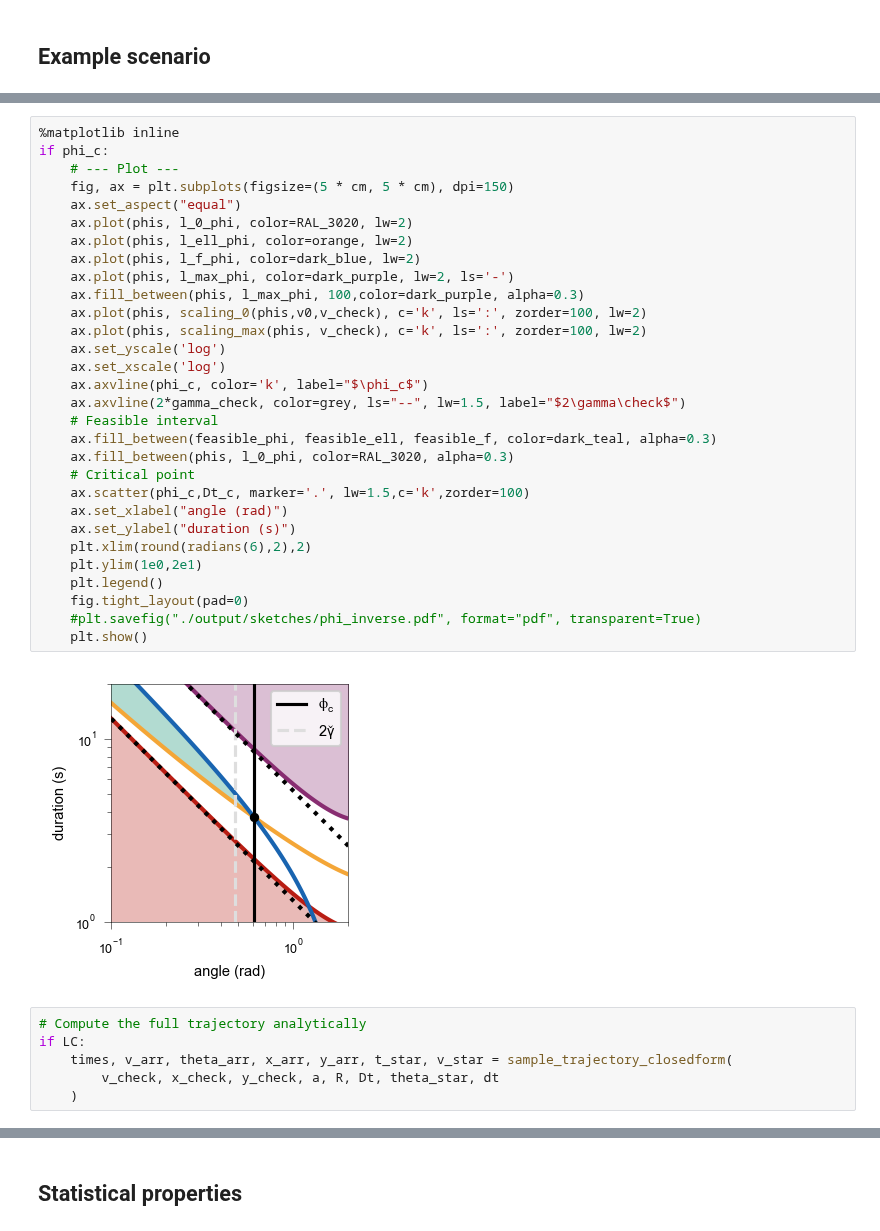
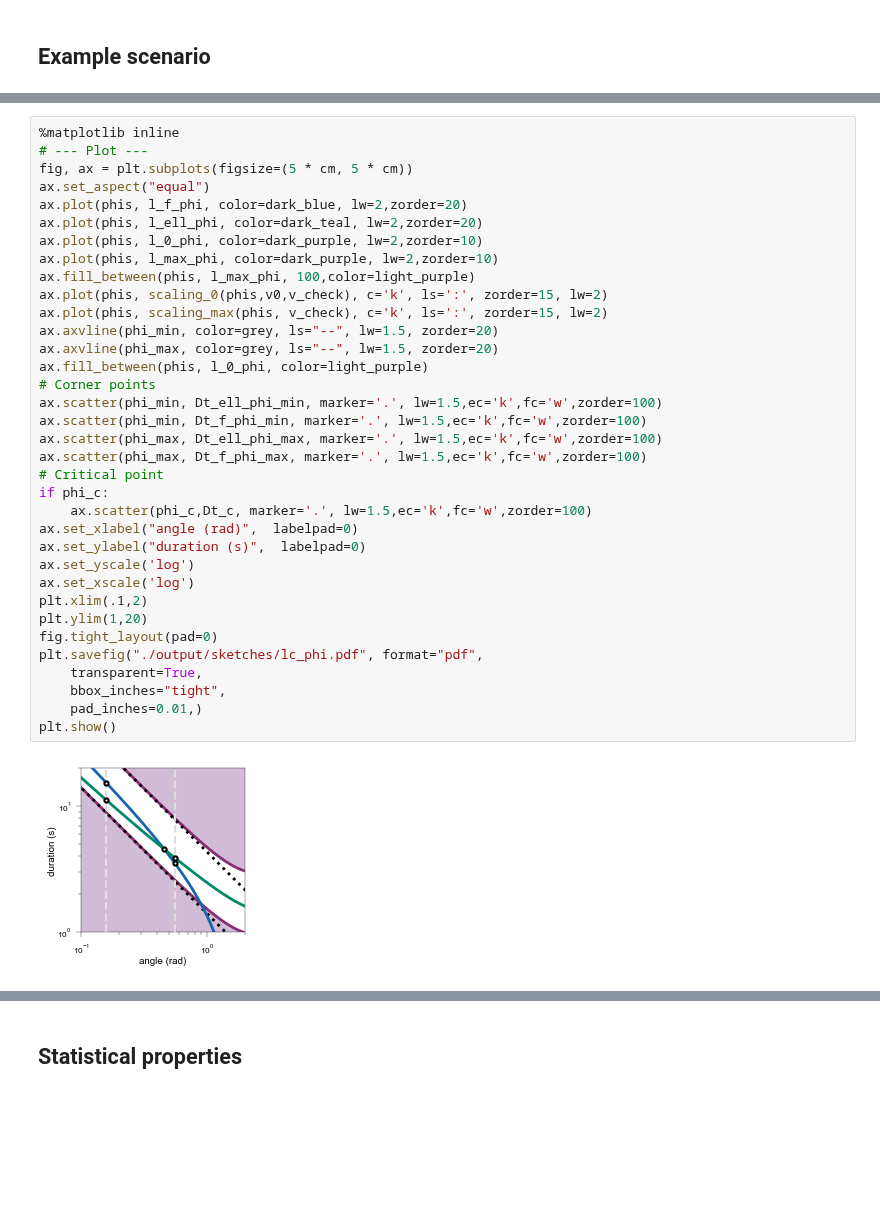
Before and after one commit to EPFL-ENAC/LUTS-pneuma-simulator, a Jupyter notebook: notebooks/discrete.ipynb, the cells around one changed output, grey strips where cells are left out. Cells and saved outputs as stored; diff of their text form; blank space fills up the shorter version.

```diff
--- a/notebooks/discrete.ipynb
+++ b/notebooks/discrete.ipynb
@@ -681,39 +915,38 @@ if phi_c:
-# %%
-%matplotlib inline
-if phi_c:
-    # --- Plot ---
-    fig, ax = plt.subplots(figsize=(5 * cm, 5 * cm), dpi=150)
-    ax.set_aspect("equal")
-    ax.plot(phis, l_0_phi, color=RAL_3020, lw=2)
-    ax.plot(phis, l_ell_phi, color=orange, lw=2)
-    ax.plot(phis, l_f_phi, color=dark_blue, lw=2)
-    ax.plot(phis, l_max_phi, color=dark_purple, lw=2, ls='-')
-    ax.fill_between(phis, l_max_phi, 100,color=dark_purple, alpha=0.3)
-    ax.plot(phis, scaling_0(phis,v0,v_check), c='k', ls=':', zorder=100, lw=2)
-    ax.plot(phis, scaling_max(phis, v_check), c='k', ls=':', zorder=100, lw=2)
-    ax.set_yscale('log')
-    ax.set_xscale('log')
-    ax.axvline(phi_c, color='k', label="$\phi_c$")
-    ax.axvline(2*gamma_check, color=grey, ls="--", lw=1.5, label="$2\gamma\check$")
-    # Feasible interval
-    ax.fill_between(feasible_phi, feasible_ell, feasible_f, color=dark_teal, alpha=0.3)
-    ax.fill_between(phis, l_0_phi, color=RAL_3020, alpha=0.3)
-    # Critical point
-    ax.scatter(phi_c,Dt_c, marker='.', lw=1.5,c='k',zorder=100)
-    ax.set_xlabel("angle (rad)")
-    ax.set_ylabel("duration (s)")
-    plt.xlim(round(radians(6),2),2)
-    plt.ylim(1e0,2e1)
-    plt.legend()
-    fig.tight_layout(pad=0)
-    #plt.savefig("./output/sketches/phi_inverse.pdf", format="pdf", transparent=True)
-    plt.show()
-# %% [output]
-[figure, removed]
-# %%
-# Compute the full trajectory analytically
-if LC:
-    times, v_arr, theta_arr, x_arr, y_arr, t_star, v_star = sample_trajectory_closedform(
-        v_check, x_check, y_check, a, R, Dt, theta_star, dt
-    )
+# %%
+%matplotlib inline
+# --- Plot ---
+fig, ax = plt.subplots(figsize=(5 * cm, 5 * cm))
+ax.set_aspect("equal")
+ax.plot(phis, l_f_phi, color=dark_blue, lw=2,zorder=20)
+ax.plot(phis, l_ell_phi, color=dark_teal, lw=2,zorder=20)
+ax.plot(phis, l_0_phi, color=dark_purple, lw=2,zorder=10)
+ax.plot(phis, l_max_phi, color=dark_purple, lw=2,zorder=10)
+ax.fill_between(phis, l_max_phi, 100,color=light_purple)
+ax.plot(phis, scaling_0(phis,v0,v_check), c='k', ls=':', zorder=15, lw=2)
+ax.plot(phis, scaling_max(phis, v_check), c='k', ls=':', zorder=15, lw=2)
+ax.axvline(phi_min, color=grey, ls="--", lw=1.5, zorder=20)
+ax.axvline(phi_max, color=grey, ls="--", lw=1.5, zorder=20)
+ax.fill_between(phis, l_0_phi, color=light_purple)
+# Corner points
+ax.scatter(phi_min, Dt_ell_phi_min, marker='.', lw=1.5,ec='k',fc='w',zorder=100)
+ax.scatter(phi_min, Dt_f_phi_min, marker='.', lw=1.5,ec='k',fc='w',zorder=100)
+ax.scatter(phi_max, Dt_ell_phi_max, marker='.', lw=1.5,ec='k',fc='w',zorder=100)
+ax.scatter(phi_max, Dt_f_phi_max, marker='.', lw=1.5,ec='k',fc='w',zorder=100)
+# Critical point
+if phi_c:
+    ax.scatter(phi_c,Dt_c, marker='.', lw=1.5,ec='k',fc='w',zorder=100)
+ax.set_xlabel("angle (rad)",  labelpad=0)
+ax.set_ylabel("duration (s)",  labelpad=0)
+ax.set_yscale('log')
+ax.set_xscale('log')
+plt.xlim(.1,2)
+plt.ylim(1,20)
+fig.tight_layout(pad=0)
+plt.savefig("./output/sketches/lc_phi.pdf", format="pdf",
+    transparent=True,
+    bbox_inches="tight",
+    pad_inches=0.01,)
+plt.show()
+# %% [output]
+[figure, added]
 # %%
```
Also changed, not shown: parts of 34 cells of this notebook.
